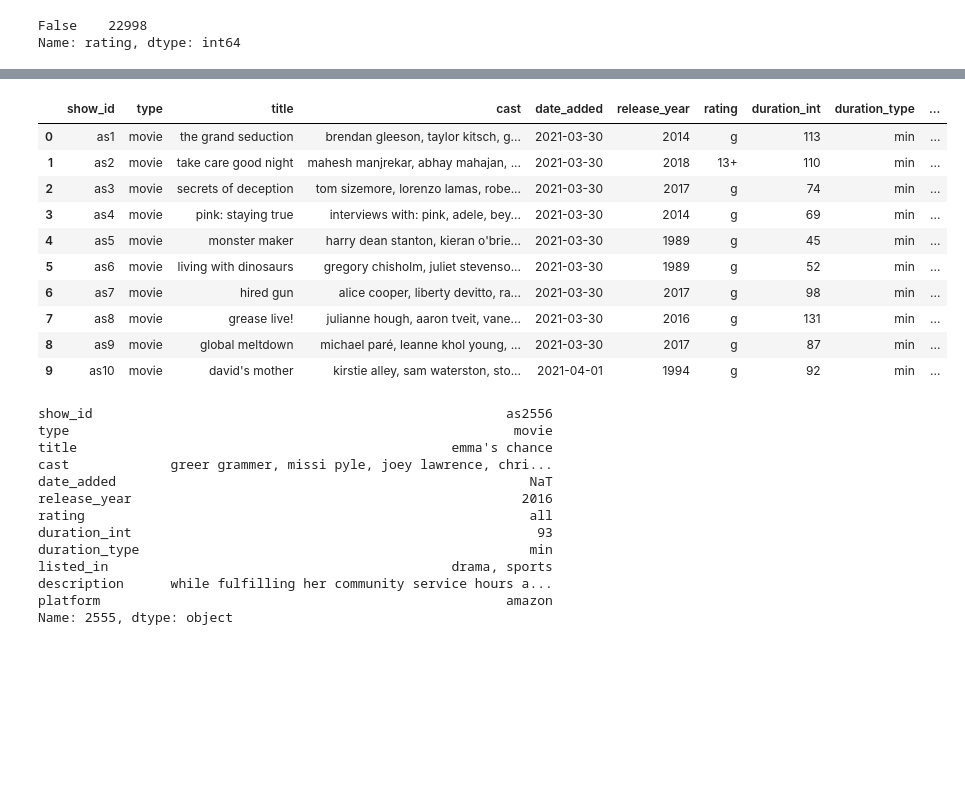
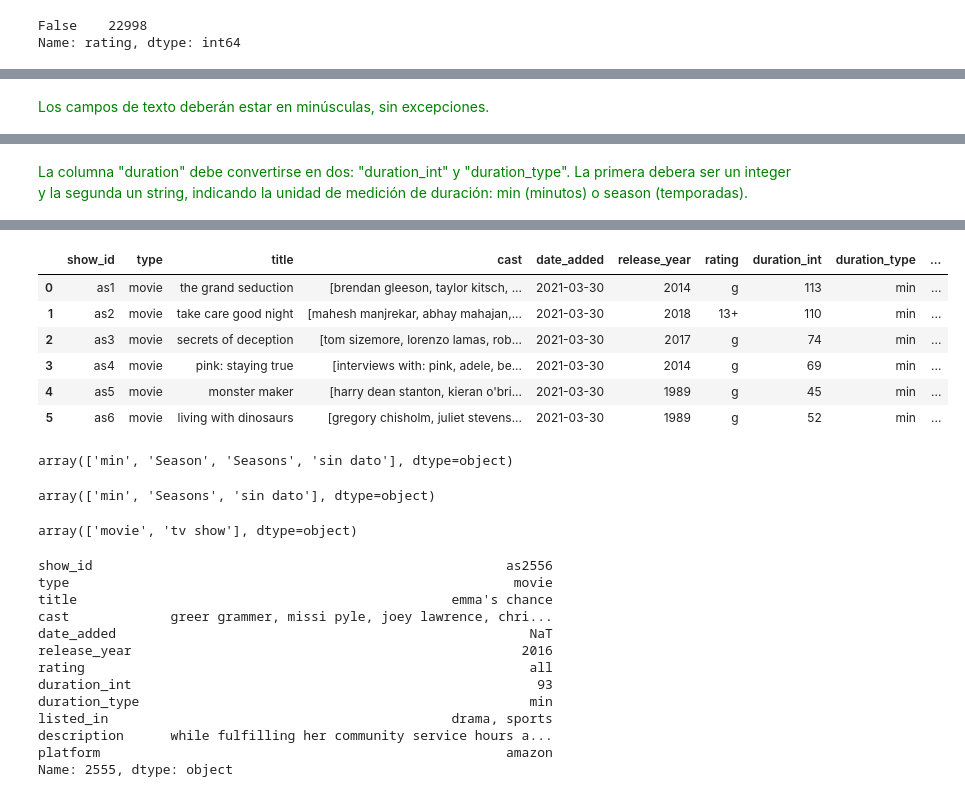
Before and after one commit to alebusquet/PI01_Data08, a Jupyter notebook: PI01.ipynb, the cells around one changed output, grey strips where cells are left out. Drawn from its saved outputs; the diff is of its cells as text; code cells hidden in the pictures; blank space fills up the shorter version.

```diff
--- a/PI01.ipynb
+++ b/PI01.ipynb
@@ -20,6 +20,6 @@ amazon_prime.head()
 | 4 | s5 | Movie | Monster Maker | Giles Foster | Harry Dean Stanton, Kieran O'Brie... | United Kingdom | March 30, 2021 | 1989 | NaN | 45 min | ... |
 # %%
 # Agrego una columna para informar la plataforma
-amazon_prime["platform"] = "Amazon"
+amazon["platform"] = "Amazon"
 # %%
 # Veo como quedo
@@ -35,8 +35,8 @@ amazon_prime.head()
 #### Dataset de Disney Plus
 # %%
 # Traigo y veo la base de Disney Plus
-disney_plus = pd.read_csv("./Datasets/disney_plus_titles.csv")
-disney_plus.head()
+disney = pd.read_csv("./Datasets/disney_plus_titles.csv")
+disney.head()
 # %% [output]
 |  | show_id | type | title | director | cast | country | date_added | release_year | rating | duration | ... |
 | 0 | s1 | Movie | Duck the Halls: A Mickey Mouse Ch... | Alonso Ramirez Ramos, Dave Wasson | Chris Diamantopoulos, Tony Anselm... | NaN | November 26, 2021 | 2016 | TV-G | 23 min | ... |
@@ -46,6 +46,6 @@ disney_plus.head()
 | 4 | s5 | TV Show | The Beatles: Get Back | NaN | John Lennon, Paul McCartney, Geor... | NaN | November 25, 2021 | 2021 | NaN | 1 Season | ... |
 # %%
 # Agrego una columna para informar la plataforma
-disney_plus["platform"] = "Disney"
+disney["platform"] = "Disney"
 # %%
 # Veo como quedo
@@ -113,7 +113,7 @@ netflix.head()
 #### Ahora trabajo los datasets en conjunto para optimizar el uso de codigo
 # %%
 # Concateno los 4 datasets
-df_unico = pd.concat([amazon_prime,disney_plus,hulu,netflix],ignore_index=True)
+df_unico = pd.concat([amazon,disney,hulu, netflix],ignore_index=True)
 # %%
 # Elimino las columnas que no voy a necesitar
 df_unico = df_unico.drop(columns=["director", "country"])
@@ -210,4 +216,8 @@ df_unico.head()
 | 2 | As3 | Movie | Secrets of Deception | Tom Sizemore, Lorenzo Lamas, Robe... | 2021-03-30 | 2017 | G | 74 min | Action, Drama, Suspense | ... |
 | 3 | As4 | Movie | Pink: Staying True | Interviews with: Pink, Adele, Bey... | 2021-03-30 | 2014 | G | 69 min | Documentary | ... |
 | 4 | As5 | Movie | Monster Maker | Harry Dean Stanton, Kieran O'Brie... | 2021-03-30 | 1989 | G | 45 min | Drama, Fantasy | ... |
+# %% [markdown]
+<font color='green'>
+Los campos de texto deberán estar en minúsculas, sin excepciones.
+</font>
 # %%
@@ -230,4 +239,9 @@ df_unico.head()
 | 2 | as3 | movie | secrets of deception | tom sizemore, lorenzo lamas, robe... | 2021-03-30 | 2017 | g | 74 min | action, drama, suspense | ... |
 | 3 | as4 | movie | pink: staying true | interviews with: pink, adele, bey... | 2021-03-30 | 2014 | g | 69 min | documentary | ... |
 | 4 | as5 | movie | monster maker | harry dean stanton, kieran o'brie... | 2021-03-30 | 1989 | g | 45 min | drama, fantasy | ... |
+# %% [markdown]
+<font color='green'>
+La columna "duration" debe convertirse en dos: "duration_int" y "duration_type". La primera debera ser un integer <br>
+ y la segunda un string, indicando la unidad de medición de duración: min (minutos) o season (temporadas).
+</font>
 # %%
@@ -281,20 +291,32 @@ Data columns (total 12 columns):
 dtypes: datetime64[ns](1), int64(2), object(9)
 memory usage: 2.1+ MB
 # %%
-# Reviso que los datos quedaron distribuidos como se pidio
-df_unico.head(10)
+# Reviso que los datos quedaron distribuidos como se pidio.
+df_unico.head(6)
 # %% [output]
 |  | show_id | type | title | cast | date_added | release_year | rating | duration_int | duration_type | ... |
-| 0 | as1 | movie | the grand seduction | brendan gleeson, taylor kitsch, g... | 2021-03-30 | 2014 | g | 113 | min | ... |
-| 1 | as2 | movie | take care good night | mahesh manjrekar, abhay mahajan, ... | 2021-03-30 | 2018 | 13+ | 110 | min | ... |
-| 2 | as3 | movie | secrets of deception | tom sizemore, lorenzo lamas, robe... | 2021-03-30 | 2017 | g | 74 | min | ... |
-| 3 | as4 | movie | pink: staying true | interviews with: pink, adele, bey... | 2021-03-30 | 2014 | g | 69 | min | ... |
-| 4 | as5 | movie | monster maker | harry dean stanton, kieran o'brie... | 2021-03-30 | 1989 | g | 45 | min | ... |
-| 5 | as6 | movie | living with dinosaurs | gregory chisholm, juliet stevenso... | 2021-03-30 | 1989 | g | 52 | min | ... |
-| 6 | as7 | movie | hired gun | alice cooper, liberty devitto, ra... | 2021-03-30 | 2017 | g | 98 | min | ... |
-| 7 | as8 | movie | grease live! | julianne hough, aaron tveit, vane... | 2021-03-30 | 2016 | g | 131 | min | ... |
-| 8 | as9 | movie | global meltdown | michael paré, leanne khol young, ... | 2021-03-30 | 2017 | g | 87 | min | ... |
-| 9 | as10 | movie | david's mother | kirstie alley, sam waterston, sto... | 2021-04-01 | 1994 | g | 92 | min | ... |
+| 0 | as1 | movie | the grand seduction | [brendan gleeson, taylor kitsch, ... | 2021-03-30 | 2014 | g | 113 | min | ... |
+| 1 | as2 | movie | take care good night | [mahesh manjrekar, abhay mahajan,... | 2021-03-30 | 2018 | 13+ | 110 | min | ... |
+| 2 | as3 | movie | secrets of deception | [tom sizemore, lorenzo lamas, rob... | 2021-03-30 | 2017 | g | 74 | min | ... |
+| 3 | as4 | movie | pink: staying true | [interviews with: pink, adele, be... | 2021-03-30 | 2014 | g | 69 | min | ... |
+| 4 | as5 | movie | monster maker | [harry dean stanton, kieran o'bri... | 2021-03-30 | 1989 | g | 45 | min | ... |
+| 5 | as6 | movie | living with dinosaurs | [gregory chisholm, juliet stevens... | 2021-03-30 | 1989 | g | 52 | min | ... |
+# %%
+# Reviso los datos en la columna "duration_type"
+df_unico["duration_type"].unique()
+# %% [output]
+array(['min', 'Season', 'Seasons', 'sin dato'], dtype=object)
+# %%
+# Unifico "Seasons" y "Season"
+df_unico["duration_type"].replace("Season", "Seasons", inplace=True)
+df_unico["duration_type"].unique()
+# %% [output]
+array(['min', 'Seasons', 'sin dato'], dtype=object)
+# %%
+# Reviso los datos en la columna "type"
+df_unico["type"].unique()
+# %% [output]
+array(['movie', 'tv show'], dtype=object)
 # %%
 # Realizo una consulta al azar para ver los datos.
 df_unico.iloc[2555]
```
Also changed, not shown: parts of 34 cells of this notebook, 4 other files.
